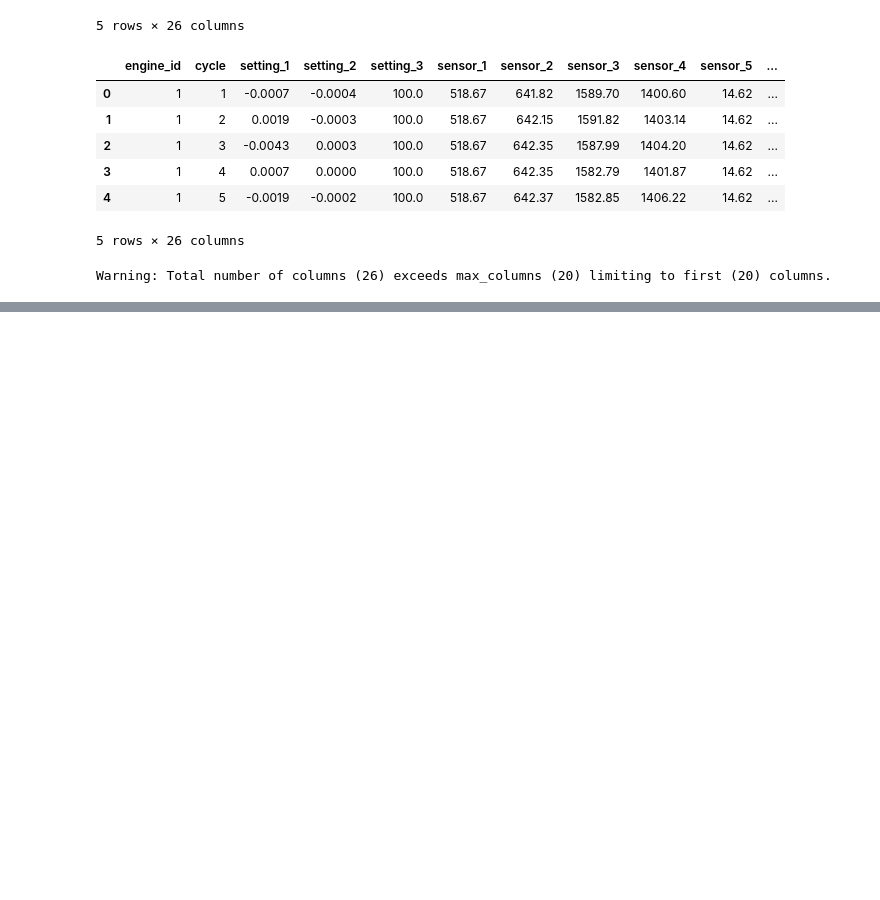
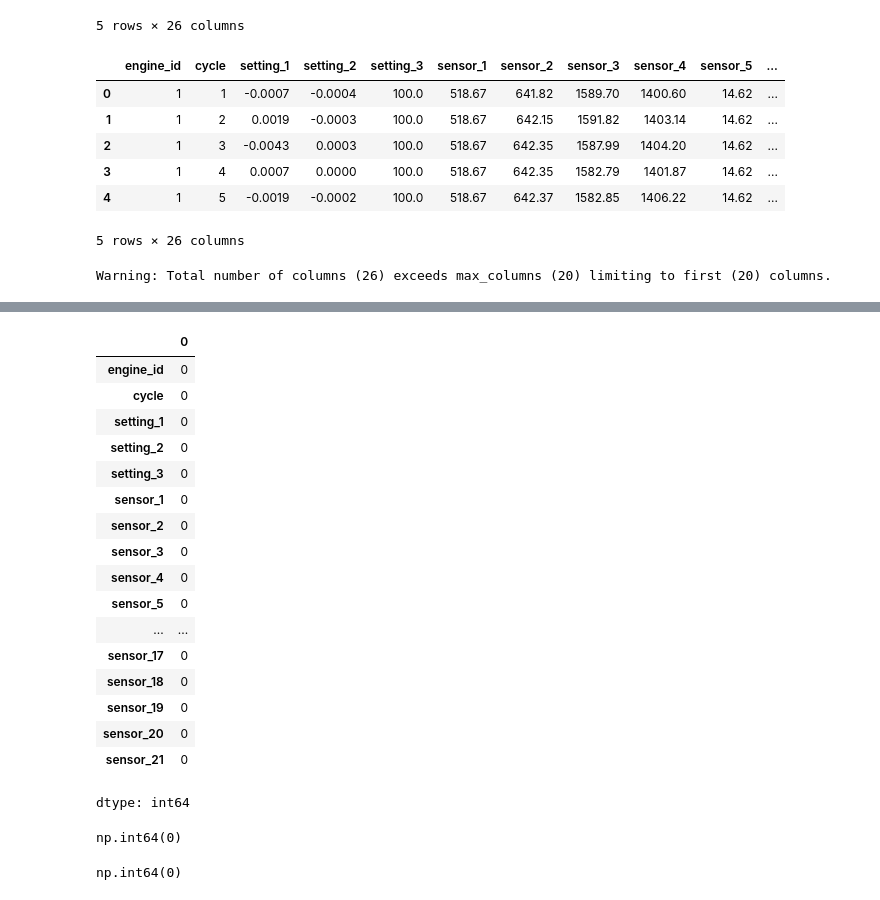
Before and after one commit to Chen-M-22/EngineRUL, a Jupyter notebook: notebooks/01_data_exploration.ipynb, the cells around one changed output, grey strips where cells are left out. Drawn from its saved outputs; the diff is of its cells as text; code cells hidden in the pictures; blank space fills up the shorter version.

```diff
--- a/notebooks/01_data_exploration.ipynb
+++ b/notebooks/01_data_exploration.ipynb
@@ -65,0 +97,29 @@ Warning: Total number of columns (26) exceeds max_columns (20) limiting to first
+# %%
+train_df.isna().sum()
+# %% [output]
+|  | 0 |
+| engine_id | 0 |
+| cycle | 0 |
+| setting_1 | 0 |
+| setting_2 | 0 |
+| setting_3 | 0 |
+| sensor_1 | 0 |
+| sensor_2 | 0 |
+| sensor_3 | 0 |
+| sensor_4 | 0 |
+| sensor_5 | 0 |
+| ... | ... |
+| sensor_17 | 0 |
+| sensor_18 | 0 |
+| sensor_19 | 0 |
+| sensor_20 | 0 |
+| sensor_21 | 0 |
+dtype: int64
+# %%
+train_df.duplicated().sum()
+# %% [output]
+np.int64(0)
+# %%
+train_df.duplicated(subset=['engine_id', 'cycle']).sum()
+# %% [output]
+np.int64(0)
```
Also changed, not shown: parts of 8 cells of this notebook.
